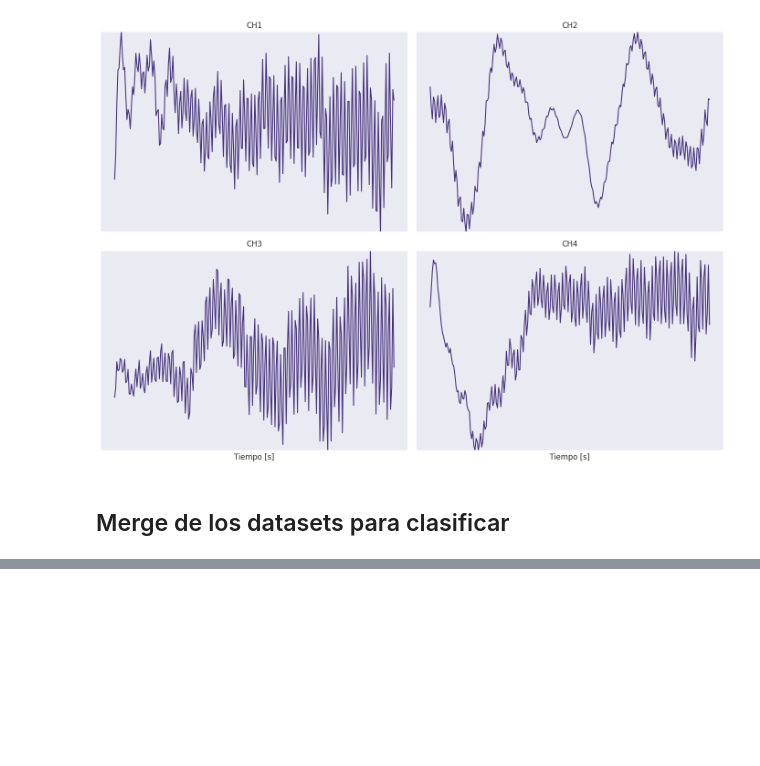
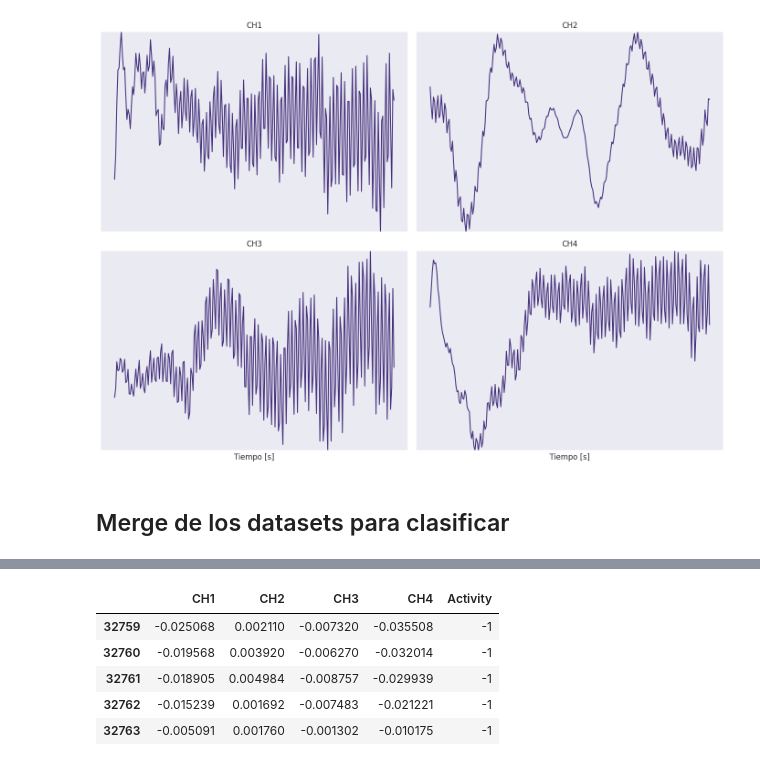
Before and after one commit to CrisCL20/Proyecto---INF405, a Jupyter notebook: Proyecto_INF405.ipynb, the cells around one changed output, grey strips where cells are left out. Drawn from its saved outputs; the diff is of its cells as text; code cells hidden in the pictures; blank space fills up the shorter version.

```diff
--- a/Proyecto_INF405.ipynb
+++ b/Proyecto_INF405.ipynb
@@ -359,0 +388,9 @@ close_up(channels_rec_read, 250, Tmax=T)
+# %%
+df.tail()
+# %% [output]
+|  | CH1 | CH2 | CH3 | CH4 | Activity |
+| 32759 | -0.025068 | 0.002110 | -0.007320 | -0.035508 | -1 |
+| 32760 | -0.019568 | 0.003920 | -0.006270 | -0.032014 | -1 |
+| 32761 | -0.018905 | 0.004984 | -0.008757 | -0.029939 | -1 |
+| 32762 | -0.015239 | 0.001692 | -0.007483 | -0.021221 | -1 |
+| 32763 | -0.005091 | 0.001760 | -0.001302 | -0.010175 | -1 |
```
Also changed, not shown: parts of 2 cells of this notebook.
